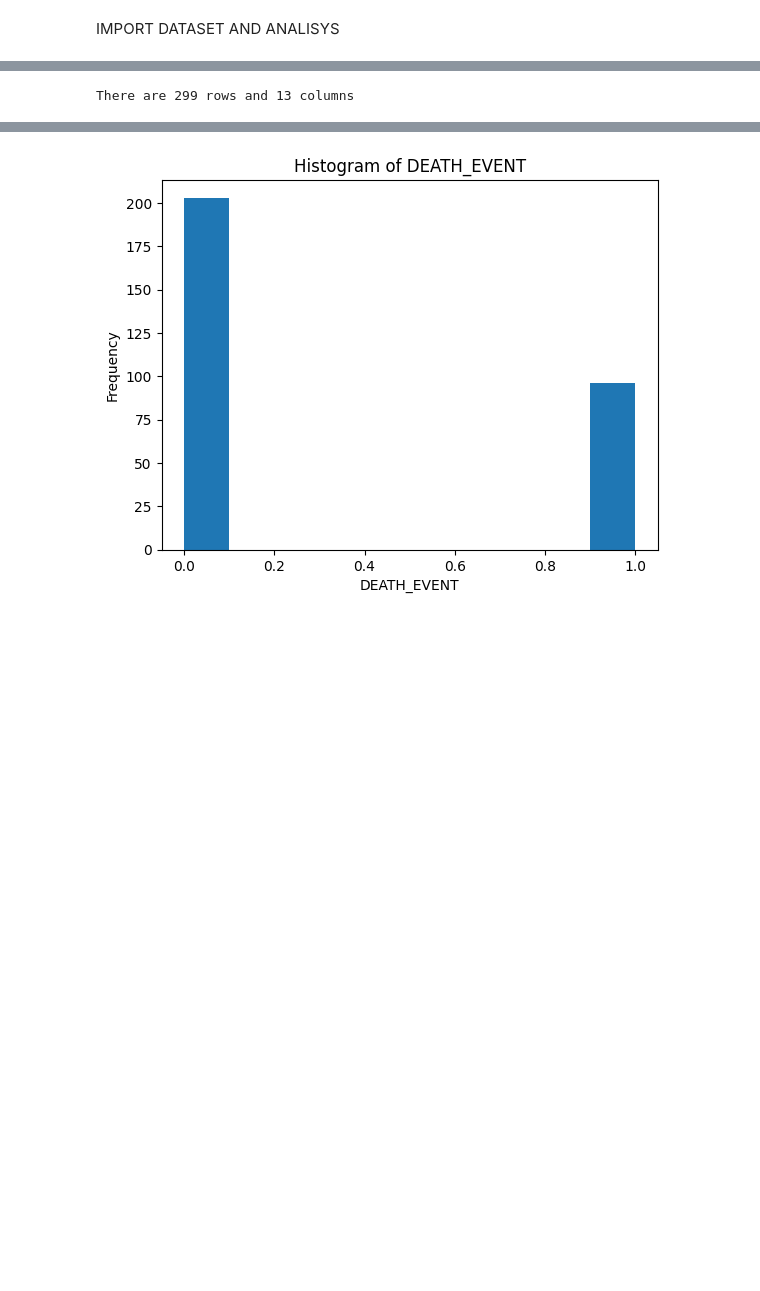
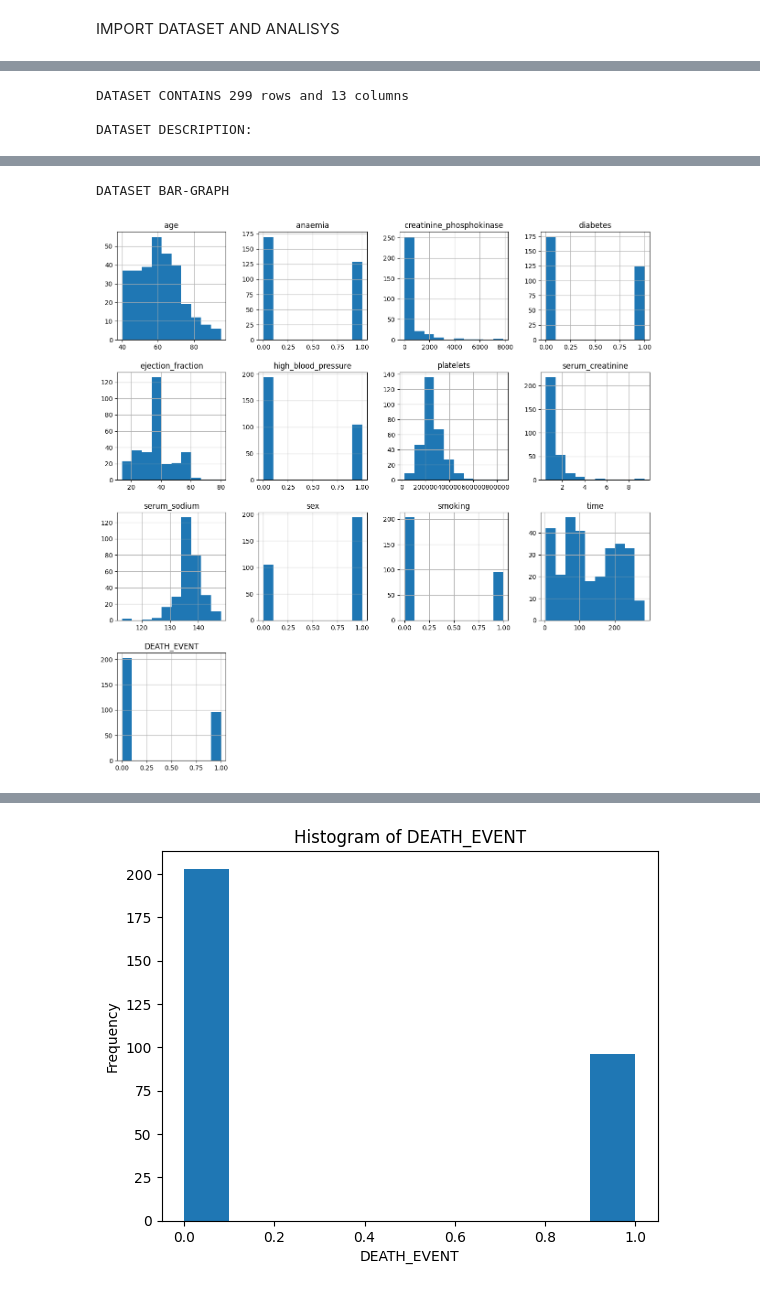
Before and after one commit to PtrTella/BayesianNetwork, a Jupyter notebook: CLASSIFY.ipynb, the cells around one changed output, grey strips where cells are left out. Cells and saved outputs as stored; diff of their text form; code cells hidden in the pictures; blank space fills up the shorter version.

```diff
--- a/CLASSIFY.ipynb
+++ b/CLASSIFY.ipynb
@@ -33,5 +20,12 @@ df
 # %%
-df.shape
-print("There are {} rows and {} columns".format(df.shape[0], df.shape[1]))
+df = pd.read_csv('Dataset/heart_failure_clinical_records_dataset.csv')
+print("DATASET CONTAINS {} rows and {} columns".format(df.shape[0], df.shape[1]))
+print("\nDATASET DESCRIPTION:")
+display(df.describe())
+print("\nDATASET BAR-GRAPH")
+df.hist(figsize = [15,15])
+plt.show()
 # %% [output]
-There are 299 rows and 13 columns
+DATASET CONTAINS 299 rows and 13 columns
+
+DATASET DESCRIPTION:
@@ -37,0 +41,2 @@ There are 299 rows and 13 columns
+DATASET BAR-GRAPH
+[figure, added]
```
Also changed, not shown: parts of 30 cells of this notebook.
